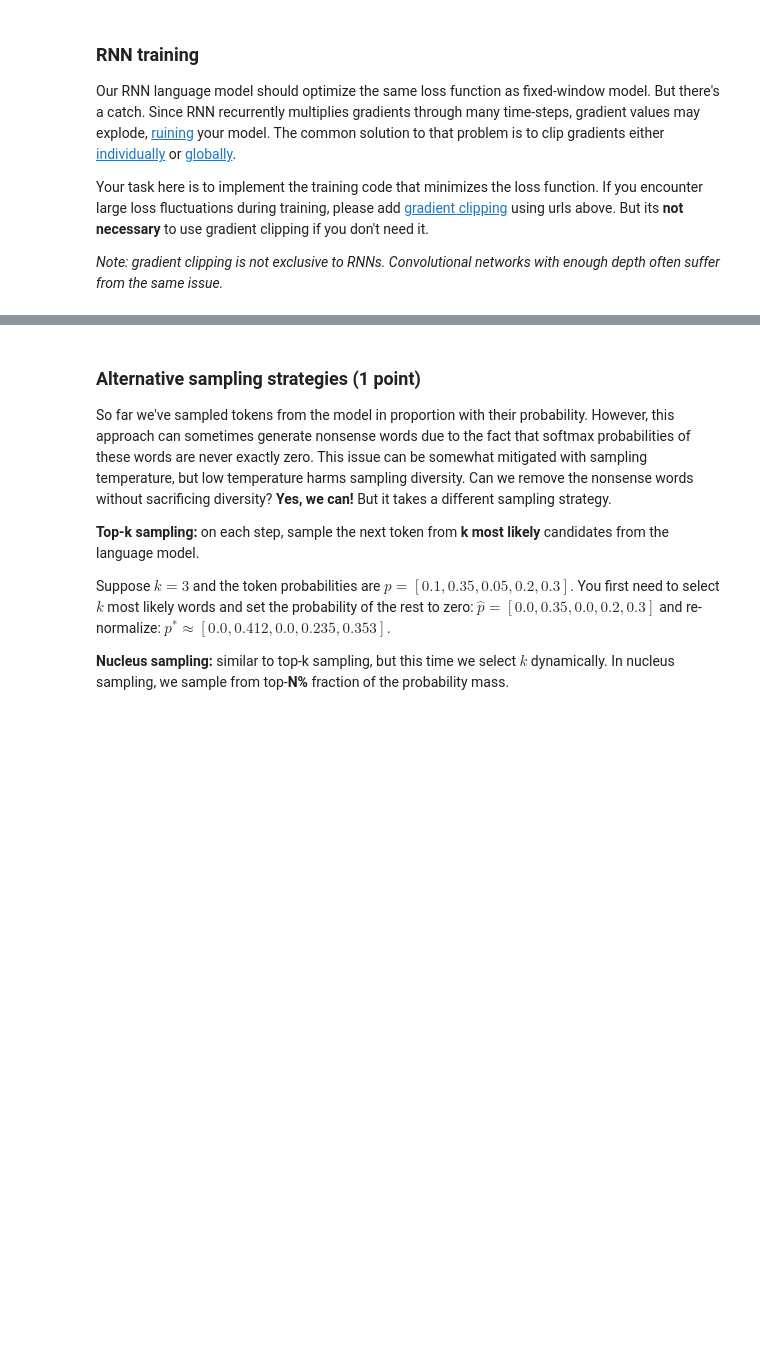
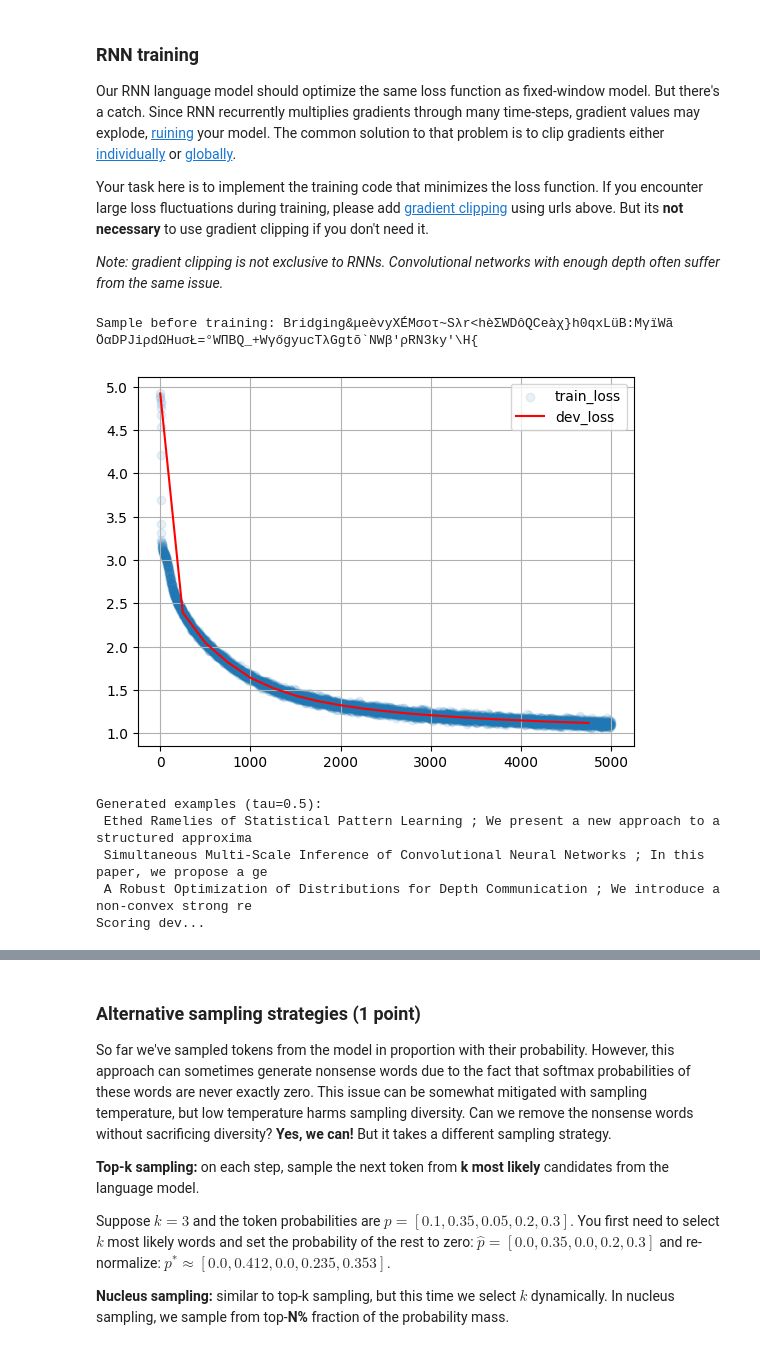
Before and after one commit to Lizavetka99/nlp_course, a Jupyter notebook: week02_lm/homework_pytorch.ipynb, the cells around one changed output, grey strips where cells are left out. Cells and saved outputs as stored; diff of their text form; code cells hidden in the pictures; blank space fills up the shorter version.

```diff
--- a/week02_lm/homework_pytorch.ipynb
+++ b/week02_lm/homework_pytorch.ipynb
@@ -377,8 +378,13 @@ class RNNLanguageModel(nn.Module):
 
         # create layers/variables/etc
 
+        self.n_tokens = n_tokens
+        self.emb_size = emb_size
+        self.hid_size = hid_size
 
-
+        self.emb = nn.Embedding(n_tokens, emb_size)
+        self.conv = nn.LSTM(emb_size, hid_size, batch_first=True, bias=True)
+        self.head = nn.Linear(hid_size, n_tokens)
 
     def __call__(self, input_ix):
         """
@@ -387,12 +393,16 @@ class RNNLanguageModel(nn.Module):
         :returns: pre-softmax linear outputs of language model [batch_size, sequence_length, n_tokens]
             these outputs will be used as logits to compute P(x_t | x_0, ..., x_{t - 1})
         """
-        # YOUR CODE - apply layers, see docstring above
-        return <...> # output tensor should be of shape [batch_size, sequence_length, n_tokens]
+        # - apply layers, see docstring above
+
+        x = self.emb(input_ix) #[batch_size, sequence_length] -> [batch_size, sequence_length, emb]
+        x, _ = self.conv(x)
+        logits = self.head(x)
+        return  logits # output tensor should be of shape [batch_size, sequence_length, n_tokens]
 
     def get_possible_next_tokens(self, prefix=BOS, temperature=1.0, max_len=100):
         """ :returns: probabilities of next token, dict {token : prob} for all tokens """
-        prefix_ix = torch.as_tensor(to_matrix([prefix]), dtype=torch.int64)
+        prefix_ix = torch.as_tensor(to_matrix([prefix]), dtype=torch.int64).to(device)
         with torch.no_grad():
             probs = torch.softmax(self(prefix_ix)[0, -1], dim=-1).cpu().numpy()  # shape: [n_tokens]
         return dict(zip(tokens, probs))
@@ -428,37 +440,48 @@ batch_size = 64         # <-- please tune batch size to fit your CPU/GPU configu
 score_dev_every = 250
 train_history, dev_history = [], []
 
-model = <YOUR CODE HERE>
+model = RNNLanguageModel().to(device)
 opt = torch.optim.Adam(model.parameters())
 
 # score untrained model
 dev_history.append((0, score_lines(model, dev_lines, batch_size)))
 print("Sample before training:", generate(model, 'Bridging'))
+# %% [output]
+Sample before training: Bridging&μeèvyXÉMσoτ~Sλr<hèΣWDôQCeàχ}h0qxLüB:MγïWã ÖαDPJiρdΩHuσŁ=°WΠBQ_+WγőgyucTλGgtõ`NWβ'ρRN3ky'\H{
 # %%
 from IPython.display import clear_output
 from random import sample
 from tqdm import trange
 
 for i in trange(len(train_history), 5000):
     batch = to_matrix(sample(train_lines, batch_size))
 
-    <YOUR CODE - one step of the training loop for your RNN model>
+    opt.zero_grad()
 
-    loss_i = <...>
+    loss_i = compute_loss(model, batch)
+    loss_i.backward()
+    opt.step()
 
     train_history.append((i, float(loss_i)))
 
     if (i + 1) % 50 == 0:
         clear_output(True)
         plt.scatter(*zip(*train_history), alpha=0.1, label='train_loss')
         if len(dev_history):
             plt.plot(*zip(*dev_history), color='red', label='dev_loss')
         plt.legend(); plt.grid(); plt.show()
         print("Generated examples (tau=0.5):")
         for _ in range(3):
             print(generate(model, temperature=0.5))
 
     if (i + 1) % score_dev_every == 0:
         print("Scoring dev...")
         dev_history.append((i, score_lines(model, dev_lines, batch_size)))
         print('#%i Dev loss: %.3f' % dev_history[-1])
+# %% [output]
+[figure, added]
+Generated examples (tau=0.5):
+ Ethed Ramelies of Statistical Pattern Learning ; We present a new approach to a structured approxima
+ Simultaneous Multi-Scale Inference of Convolutional Neural Networks ; In this paper, we propose a ge
+ A Robust Optimization of Distributions for Depth Communication ; We introduce a non-convex strong re
+Scoring dev...
```
Also changed, not shown: parts of 9 cells of this notebook.
